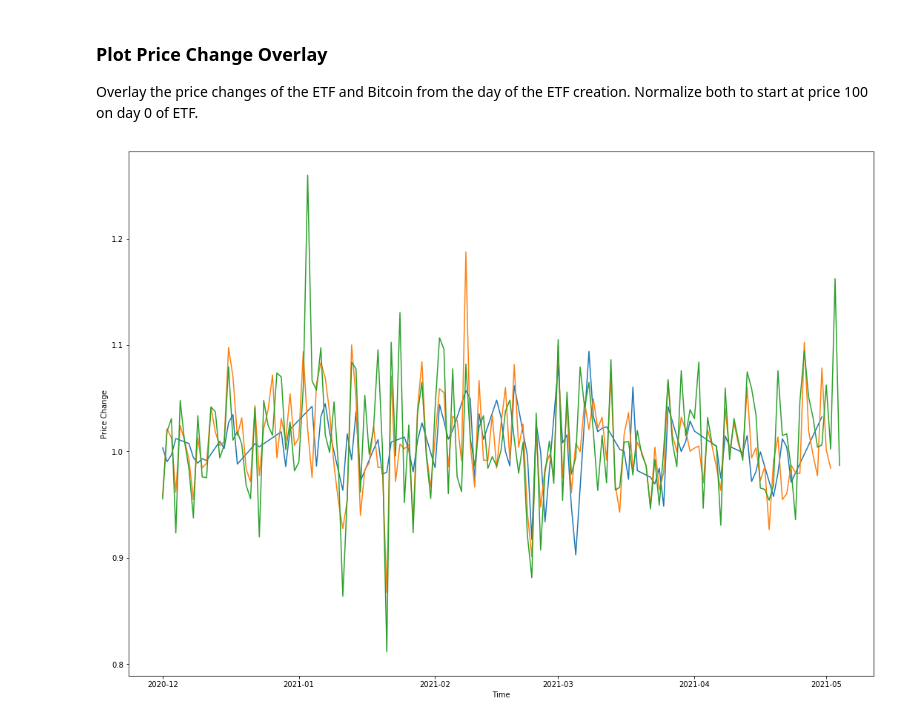
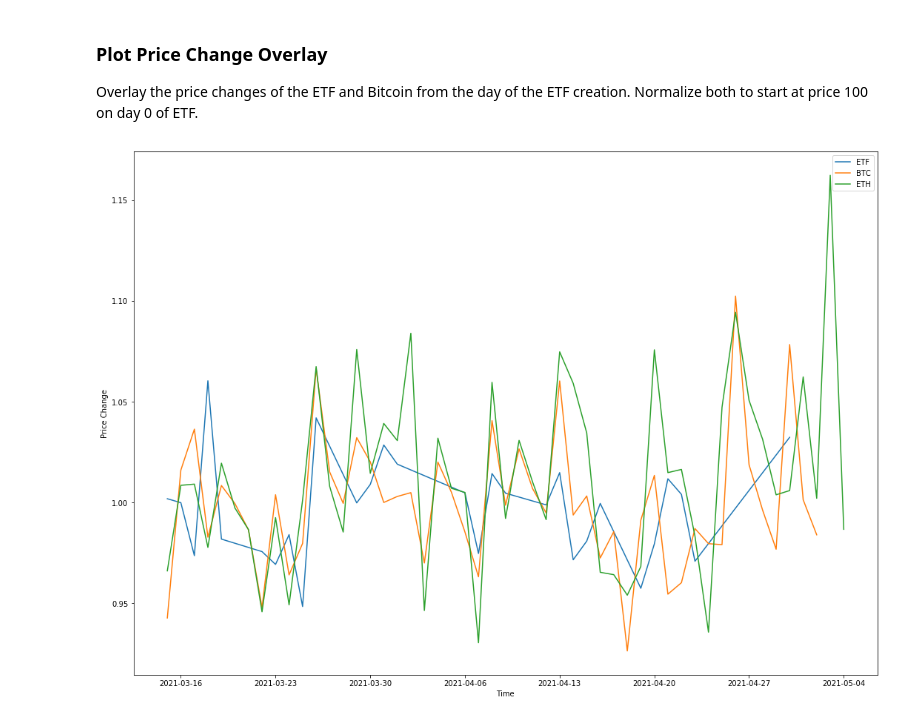
Before and after one commit to glitznerf/BC-Fund-Analysis, a Jupyter notebook: analysis.ipynb, the cells around one changed output. Drawn from its saved outputs; the diff is of its cells as text; code cells hidden in the pictures.

Commit message:
Adjusted comparison timeframes

```diff
--- a/analysis.ipynb
+++ b/analysis.ipynb
@@ -84,6 +90,7 @@ The data was downloaded from Yahoo Finance on May 4th with daily prices from CCC
 #Store date against closing price
 bnb_dates = []
 bnb_prices = []
+bnb_data = {}
 
 with open("data/BNB-USD.csv", newline="") as file:
     reader = csv.reader(file, delimiter=',', quotechar='|')
@@ -93,6 +100,7 @@ with open("data/BNB-USD.csv", newline="") as file:
             price = float(row[4])
             bnb_dates.append(date)
             bnb_prices.append(price)
+            bnb_data[date] = price
         except ValueError:
             pass
 
@@ -127,18 +137,20 @@ plt.show()
 Overlay the prices of the ETF and Bitcoin from the day of the ETF creation. Normalize both to start at price 100 on day 0 of ETF.
 # %%
 # Add a delay to when to graph from, in ETF trading days
-start_days = 430
+orig_start_days = 450
+
+start_days = orig_start_days
 start_day = etf_dates[1+start_days]
 
 # Start price
 base_index = 100
 # %%
 # Index ETF Price at 100
-etf_price_change = []
+etf_price_indexed = []
 index = base_index
 for i in range(1+start_days, len(etf_prices)):
     index = index * etf_prices[i] / etf_prices[i-1]
-    etf_price_change.append(index)
+    etf_price_indexed.append(index)
 
 
 # Index BTC Price at 100
@@ -148,11 +160,11 @@ for i in range(len(btc_prices)):
         btc_match = i
         break
 
-btc_price_change = []
+btc_price_indexed = []
 index = base_index
 for i in range(btc_match, len(btc_prices)):
     index = index * btc_prices[i] / btc_prices[i-1]
-    btc_price_change.append(index)
+    btc_price_indexed.append(index)
 
 
 # Index ETH Price at 100
@@ -162,11 +174,11 @@ for i in range(len(eth_prices)):
         eth_match = i
         break
 
-eth_price_change = []
+eth_price_indexed = []
 index = base_index
 for i in range(eth_match, len(eth_prices)):
     index = index * eth_prices[i] / eth_prices[i-1]
-    eth_price_change.append(index)
+    eth_price_indexed.append(index)
 
 
 # Index BNB Price at 100
@@ -176,9 +188,9 @@ for i in range(len(bnb_prices)):
         bnb_match = i
         break
 
-bnb_price_change = []
+bnb_price_indexed = []
 index = base_index
 for i in range(bnb_match, len(bnb_prices)):
     index = index * bnb_prices[i] / bnb_prices[i-1]
-    bnb_price_change.append(index)
+    bnb_price_indexed.append(index)
 # %%
@@ -199,6 +212,10 @@ plt.show()
 # %% [markdown]
 ### Plot Price Change Overlay
 Overlay the price changes of the ETF and Bitcoin from the day of the ETF creation. Normalize both to start at price 100 on day 0 of ETF.
+# %%
+# Adjust start date if wanted
+start_days = orig_start_days + 50
+start_day = etf_dates[1+start_days]
 # %%
 # Index ETF Price at 100
 etf_price_change = []
@@ -246,12 +263,13 @@ for i in range(bnb_match, len(bnb_prices)):
     bnb_price_change.append(index)
 # %%
 plt.figure(figsize=(18,13))
-plt.plot(etf_dates[start_days+1:], etf_price_change)
-plt.plot(btc_dates[btc_match:], btc_price_change, 'tab:orange')
-plt.plot(eth_dates[eth_match:], eth_price_change, 'tab:green')
-#plt.plot(bnb_dates[bnb_match:], bnb_price_change, 'tab:red')
+plt.plot(etf_dates[start_days+1:], etf_price_change, label="ETF")
+plt.plot(btc_dates[btc_match:], btc_price_change, 'tab:orange', label="BTC")
+plt.plot(eth_dates[eth_match:], eth_price_change, 'tab:green', label="ETH")
+#plt.plot(bnb_dates[bnb_match:], bnb_price_change, 'tab:red', label="BNB")
 plt.xlabel("Time")
 plt.ylabel("Price Change")
+plt.legend()
 plt.show()
 # %% [output]
-[figure, old version]
+[figure, new version]
```
Also changed, not shown: parts of 7 cells of this notebook, 1 other file.
